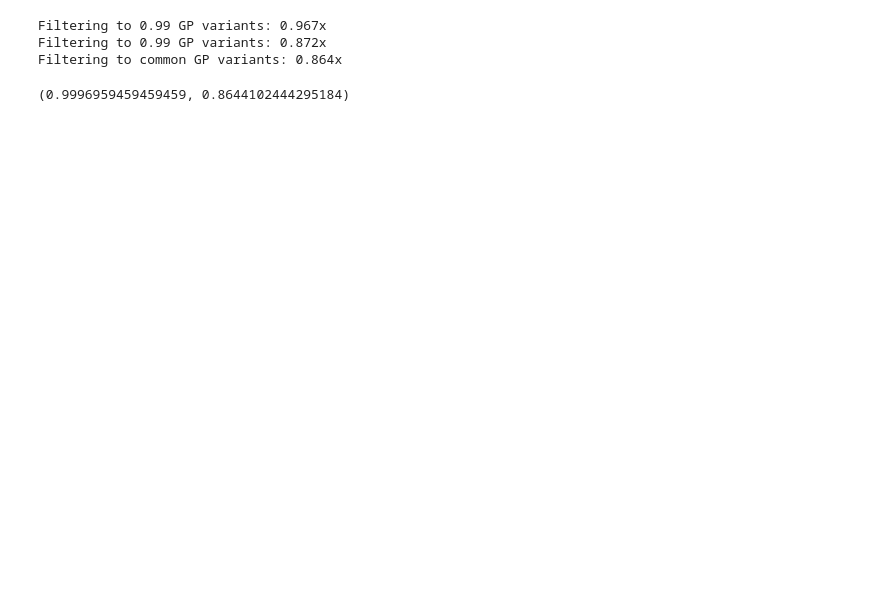
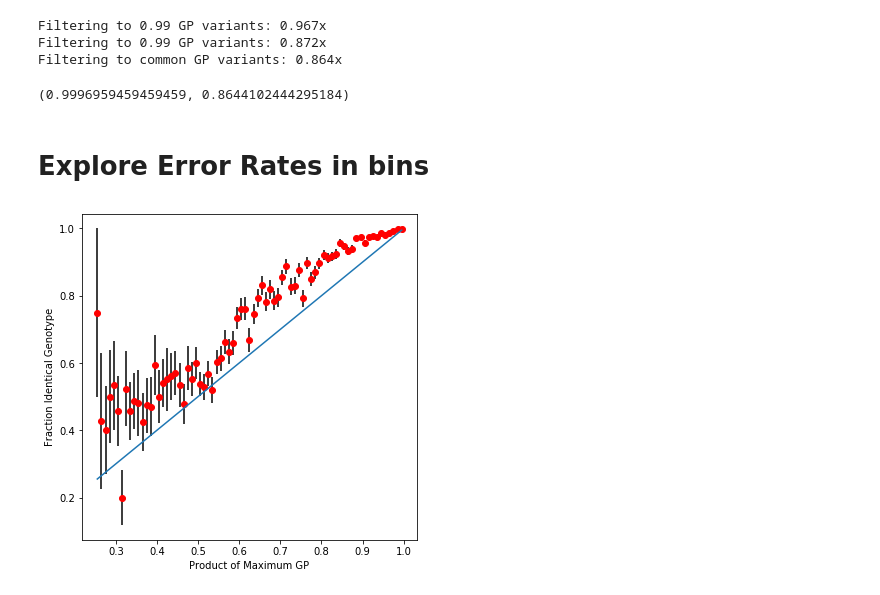
Before and after one commit to hringbauer/ancIBD, a Jupyter notebook: notebook/explore_analysis/explore_identical.ipynb, the cells around one changed output. Saved outputs shown, nothing was run; the diff lists cells and outputs as text; code cells hidden in the pictures; blank space fills up the shorter version.

```diff
--- a/notebook/explore_analysis/explore_identical.ipynb
+++ b/notebook/explore_analysis/explore_identical.ipynb
@@ -188,3 +177,18 @@ Filtering to 0.99 GP variants: 0.967x
 Filtering to 0.99 GP variants: 0.872x
 Filtering to common GP variants: 0.864x
 (0.9996959459459459, 0.8644102444295184)
+# %% [markdown]
+# Explore Error Rates in bins
+# %%
+sample1, sample2 = "SUC006","R26.SG"
+
+f = h5py.File("./data/hdf5/1240k_v43/ch2.h5", "r") # Load for Sanity Check. See below!
+j1 = get_idx_iid(f, sample1)
+j2 = get_idx_iid(f, sample2)
+# %%
+gt1 = np.sum(f["calldata/GT"][:,j1,:], axis=1)
+m1 = np.max(f["calldata/GP"][:,j1,:], axis=1)
+gt2 = np.sum(f["calldata/GT"][:,j2,:], axis=1)
+m2 = np.max(f["calldata/GP"][:,j2,:], axis=1)
+m = m1 * m2
+idt = gt1==gt2
@@ -190,0 +198,20 @@ Filtering to common GP variants: 0.864x
+# %%
+bins=np.linspace(0.25,1,76)
+#bins=np.linspace(0.99,1,11)
+
+x = (bins[1:] + bins[:-1])/2
+
+mean,_,t = binned_statistic(m, idt, statistic="mean", bins=bins)
+sem1,_,_ = binned_statistic(m, idt, statistic=sem, bins=bins)
+# %%
+plt.figure(figsize=(6,6))
+ax=plt.gca()
+ax.plot(x,mean, 'ro')
+ax.errorbar(x, mean, yerr=sem1, marker="", color="k", zorder=0, linestyle='None')
+ax.set_xlabel("Product of Maximum GP")
+ax.set_ylabel("Fraction Identical Genotype")
+ax.plot([np.min(x),np.max(x)],[np.min(x), np.max(x)])
+#ax.plot(x,y)
+plt.show()
+# %% [output]
+[figure, added]
```
Also changed, not shown: parts of 8 cells of this notebook, 6 other files.
